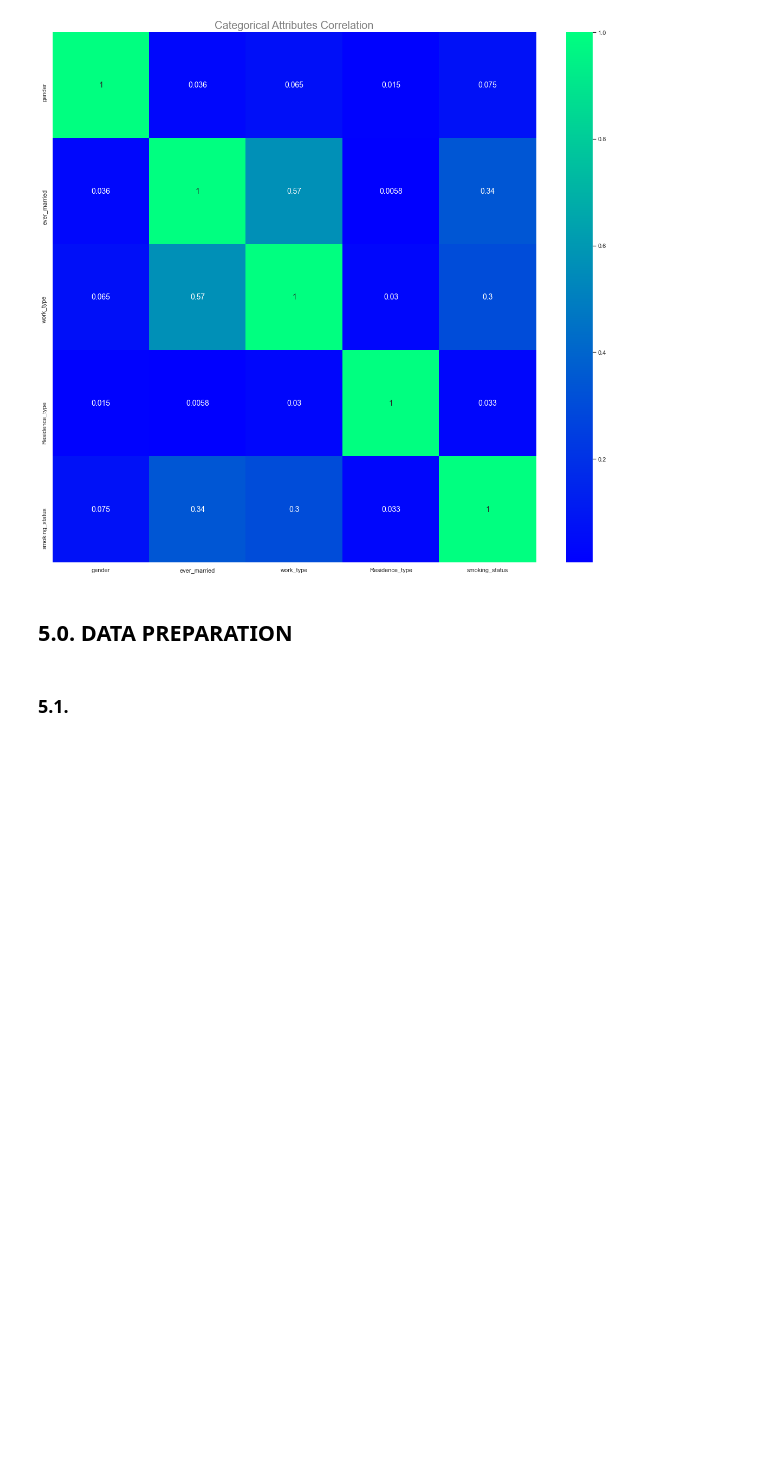
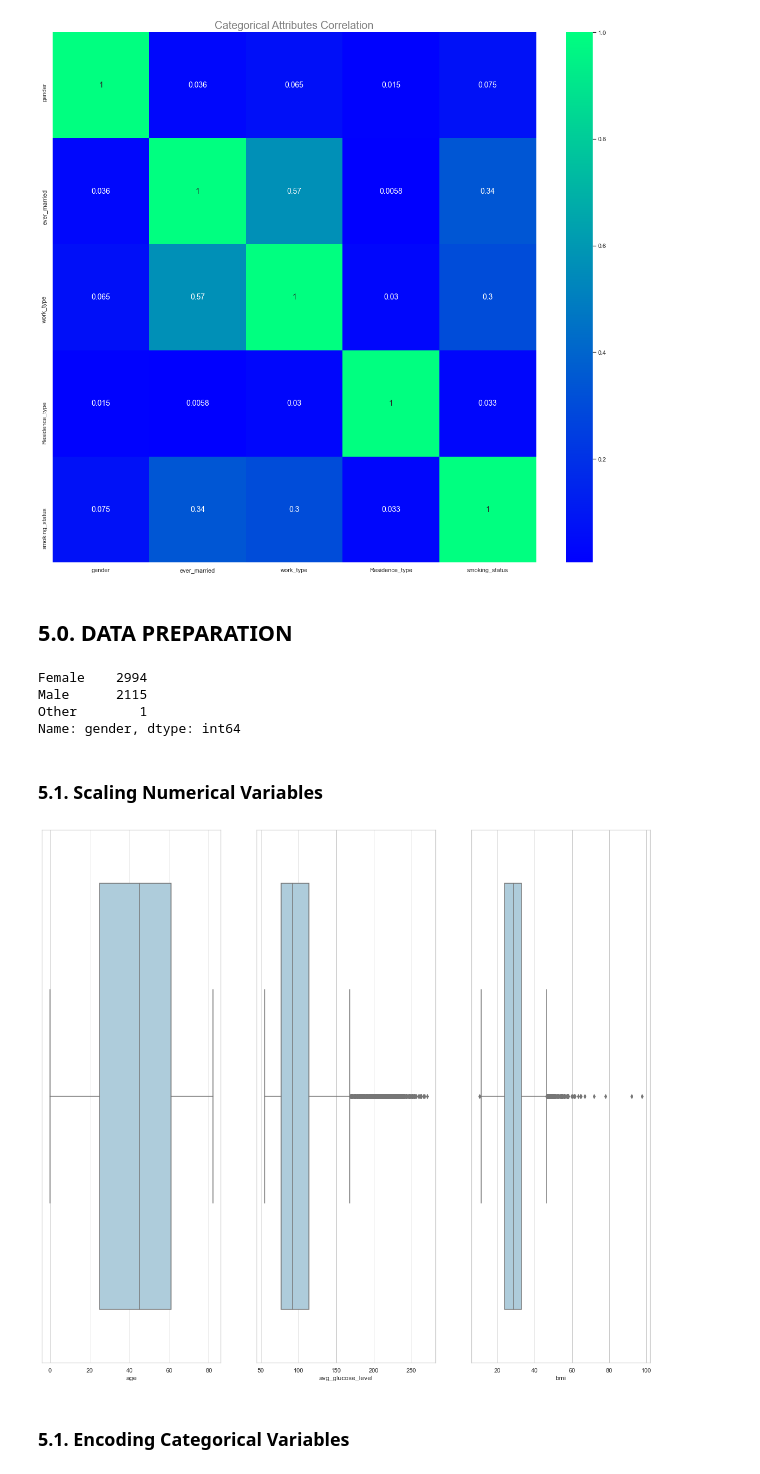
Before and after one commit to lucasanhenrique/stroke_prediction, a Jupyter notebook: notebook/stroke_prediction.ipynb, the cells around one changed output. Drawn from its saved outputs; the diff is of its cells as text; code cells hidden in the pictures; blank space fills up the shorter version.

```diff
--- a/notebook/stroke_prediction.ipynb
+++ b/notebook/stroke_prediction.ipynb
@@ -903,5 +912,28 @@ plt.title("Categorical Attributes Correlation", size=20, color='gray');
 ## 5.0. DATA PREPARATION
 # %%
 df5 = df4.copy()
+# %%
+df5.drop(['id'], axis=1, inplace=True)
+# %%
+df5['gender'].value_counts()
+# %% [output]
+Female    2994
+Male      2115
+Other        1
+Name: gender, dtype: int64
+# %%
+# Como só se tem 1 'Other' em 'gender' provavelmente se trata de um erro, então será retirado
+df5.drop(df5[df5['gender'] == 'Other'].index, axis = 0, inplace = True)
 # %% [markdown]
-### 5.1.
+### 5.1. Scaling Numerical Variables
+# %%
+plt.subplot(1, 3, 1)
+sns.boxplot(df5['age']);
+
+plt.subplot(1, 3, 2)
+sns.boxplot(df5['avg_glucose_level']);
+
+plt.subplot(1, 3, 3)
+sns.boxplot(df5['bmi']);
+# %% [output]
+[figure, added]
@@ -907,0 +951,2 @@ df5 = df4.copy()
+# %% [markdown]
+### 5.1. Encoding Categorical Variables
```
Also changed, not shown: parts of 24 cells of this notebook.
